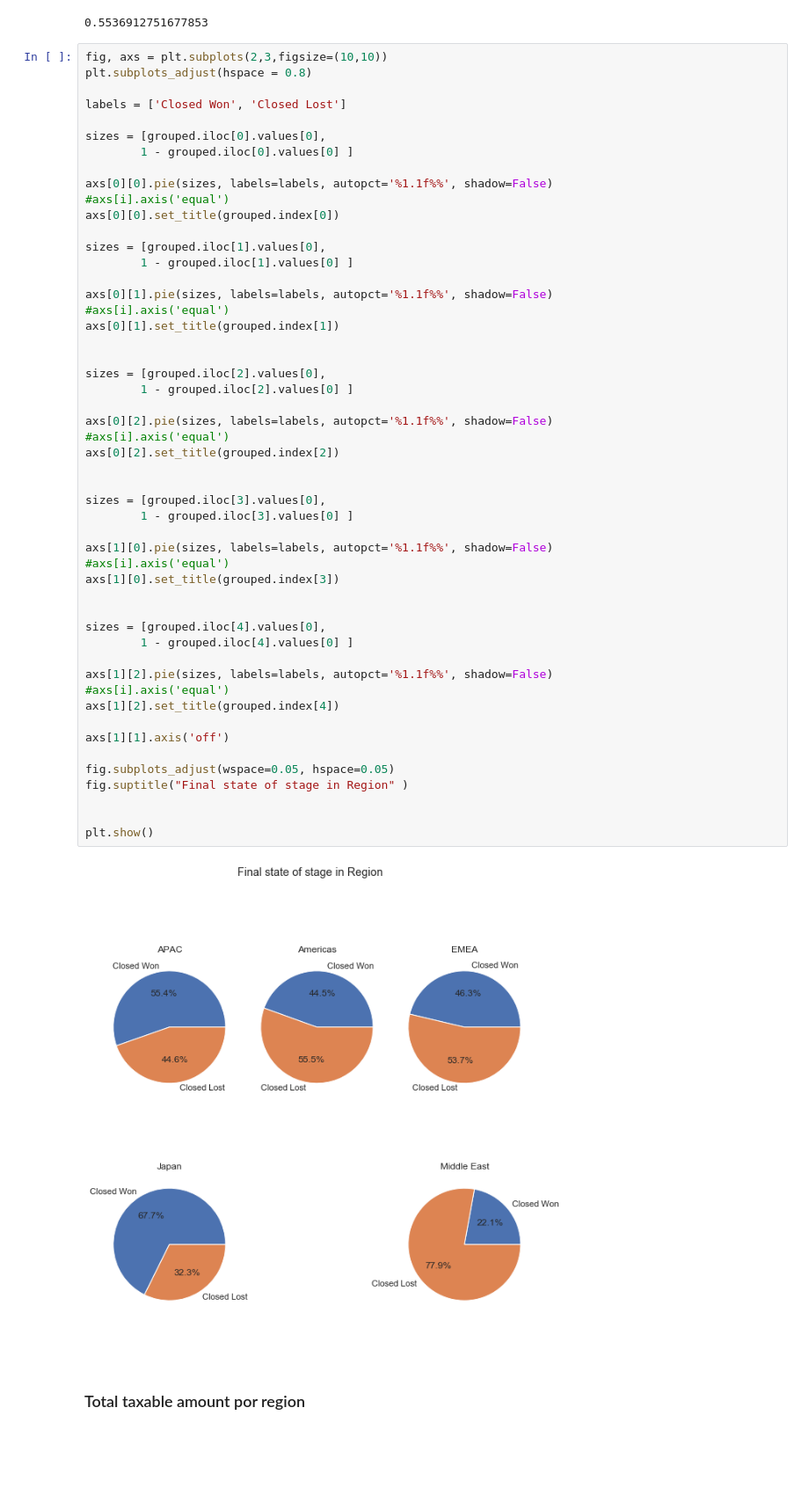
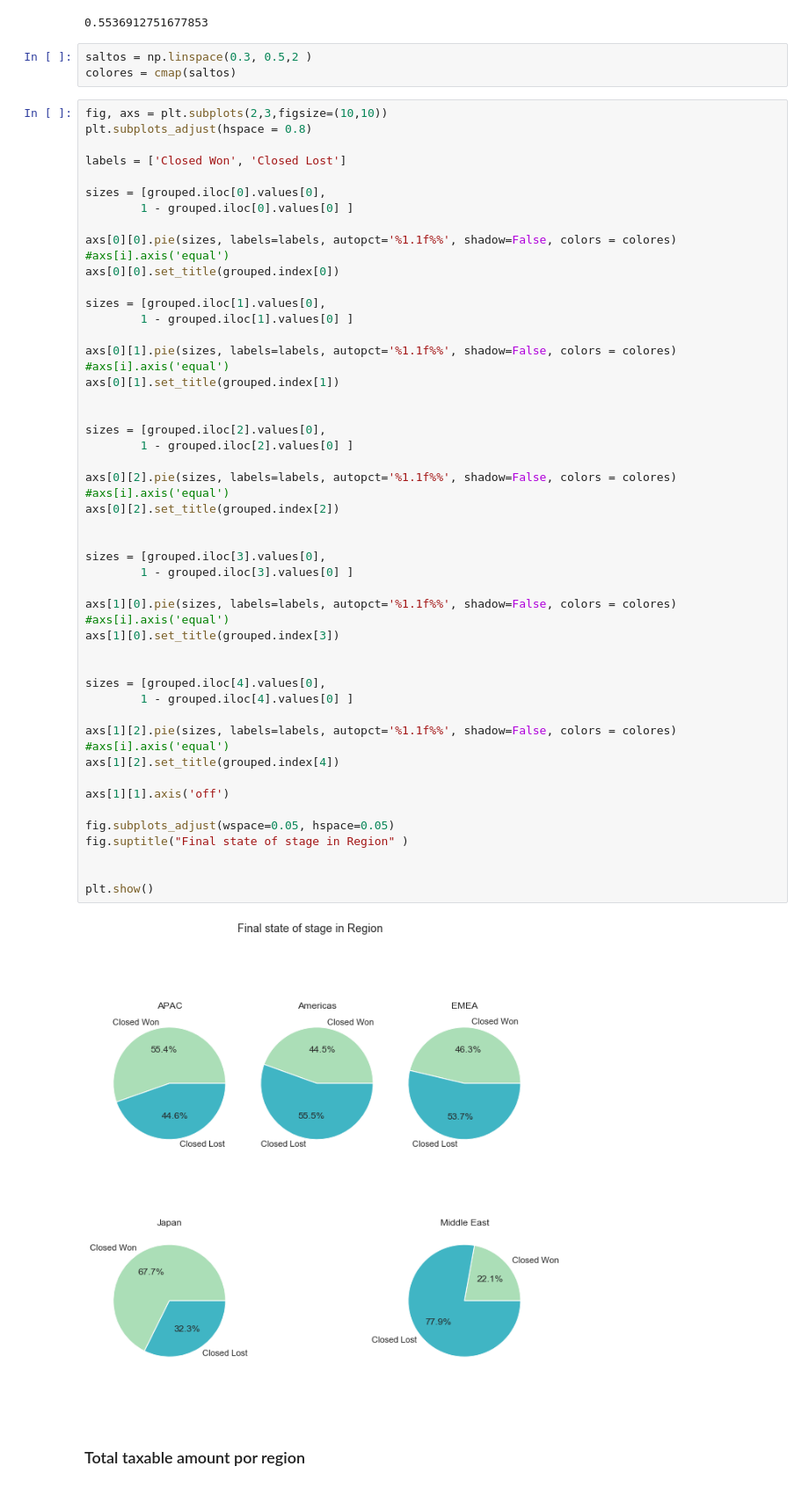
Before and after one commit to RiedelNicolas/75.06-2C2020-TP1, a Jupyter notebook: AnalisisGeografico.ipynb, the cells around one changed output. Shown at 88% size. Saved outputs shown, nothing was run; the diff lists cells and outputs as text; blank space fills up the shorter version.

```diff
--- a/AnalisisGeografico.ipynb
+++ b/AnalisisGeografico.ipynb
@@ -347,6 +358,9 @@ grouped
 grouped.iloc[0].values[0]
 # %% [output]
 0.5536912751677853
+# %%
+saltos = np.linspace(0.3, 0.5,2 )
+colores = cmap(saltos)
 # %%
 fig, axs = plt.subplots(2,3,figsize=(10,10))
 plt.subplots_adjust(hspace = 0.8)
@@ -356,50 +370,50 @@ labels = ['Closed Won', 'Closed Lost']
 sizes = [grouped.iloc[0].values[0],
         1 - grouped.iloc[0].values[0] ]
 
-axs[0][0].pie(sizes, labels=labels, autopct='%1.1f%%', shadow=False)
+axs[0][0].pie(sizes, labels=labels, autopct='%1.1f%%', shadow=False, colors = colores)
 #axs[i].axis('equal')
 axs[0][0].set_title(grouped.index[0])
 
 sizes = [grouped.iloc[1].values[0],
         1 - grouped.iloc[1].values[0] ]
 
-axs[0][1].pie(sizes, labels=labels, autopct='%1.1f%%', shadow=False)
+axs[0][1].pie(sizes, labels=labels, autopct='%1.1f%%', shadow=False, colors = colores)
 #axs[i].axis('equal')
 axs[0][1].set_title(grouped.index[1])
 
 
 sizes = [grouped.iloc[2].values[0],
         1 - grouped.iloc[2].values[0] ]
 
-axs[0][2].pie(sizes, labels=labels, autopct='%1.1f%%', shadow=False)
+axs[0][2].pie(sizes, labels=labels, autopct='%1.1f%%', shadow=False, colors = colores)
 #axs[i].axis('equal')
 axs[0][2].set_title(grouped.index[2])
 
 
 sizes = [grouped.iloc[3].values[0],
         1 - grouped.iloc[3].values[0] ]
 
-axs[1][0].pie(sizes, labels=labels, autopct='%1.1f%%', shadow=False)
+axs[1][0].pie(sizes, labels=labels, autopct='%1.1f%%', shadow=False, colors = colores)
 #axs[i].axis('equal')
 axs[1][0].set_title(grouped.index[3])
 
 
 sizes = [grouped.iloc[4].values[0],
         1 - grouped.iloc[4].values[0] ]
 
-axs[1][2].pie(sizes, labels=labels, autopct='%1.1f%%', shadow=False)
+axs[1][2].pie(sizes, labels=labels, autopct='%1.1f%%', shadow=False, colors = colores)
 #axs[i].axis('equal')
 axs[1][2].set_title(grouped.index[4])
 
 axs[1][1].axis('off')
 
 fig.subplots_adjust(wspace=0.05, hspace=0.05)
 fig.suptitle("Final state of stage in Region" )
 
 
 plt.show()
 # %% [output]
-[figure, old version]
+[figure, new version]
 # %% [markdown]
 ### Total taxable amount por region
 # %%
```
Also changed, not shown: parts of 9 cells of this notebook.
